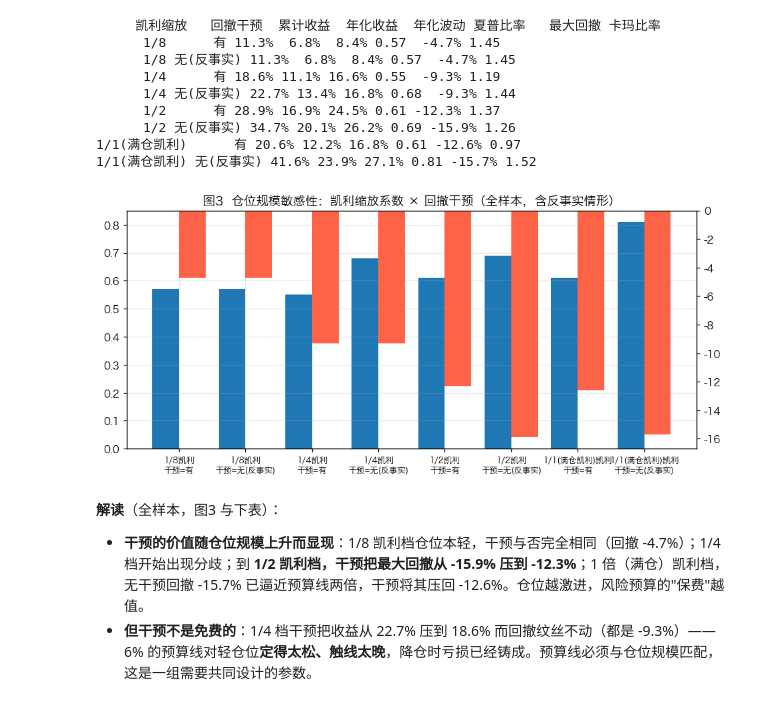
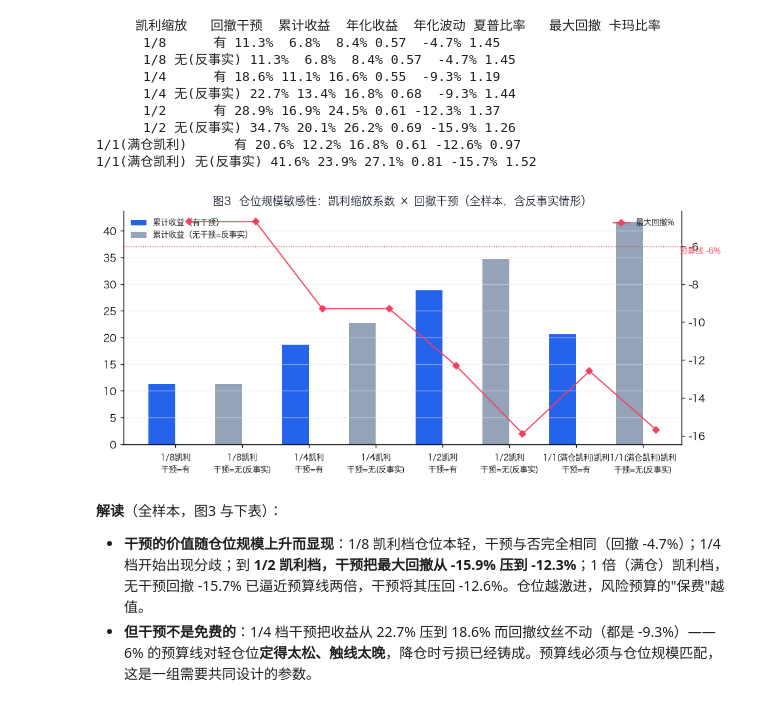
Before and after one commit to Fudan2026/vsim-sandbox-assets, a Jupyter notebook: main.ipynb, the cells around one changed output. Cells and saved outputs as stored; diff of their text form; code cells hidden in the pictures.

Commit message:
V6: lecture-palette figures (fig1-5) incl cost-scan inversion & calibration curve; 4.8 signal-decay analysis (53.95%->49.8%); report synced

```diff
--- a/main.ipynb
+++ b/main.ipynb
@@ -334,9 +342,12 @@ plt.show()
 fig, ax = plt.subplots(figsize=(10, 3.8))
 for name, s in navs.items():
     dd = s / s.cummax() - 1
-    ax.plot(dd.index, dd.values * 100, label=name, lw=1.2)
-ax.axhline(-MAX_DD * 100, color="red", ls=":", lw=0.9, label="回撤预算线 -6%")
-ax.set_title("图2  组合回撤（%）与风险预算干预线")
-ax.legend(fontsize=9, ncol=4); ax.grid(alpha=0.3)
+    ax.plot(dd.index, dd.values * 100, label=name, lw=1.4, color=_c(name))
+ax.axhline(-MAX_DD * 100, color="#F43F5E", ls=":", lw=1.1, label="回撤预算线 -6%")
+ax.set_title("图2  组合回撤（%）与风险预算干预线", fontsize=11, color="#0F172A")
+ax.legend(fontsize=9, ncol=4, frameon=False, loc="lower left")
+ax.grid(alpha=0.6, color="#E2E8F0")
+for sp in ["top", "right"]:
+    ax.spines[sp].set_visible(False)
 plt.show()
 # %% [output]
@@ -396,19 +407,28 @@ print(sens_table.to_string(index=False))
 # %%
 s = sens_table.copy()
 fig, ax = plt.subplots(figsize=(10, 4.2))
 x = np.arange(len(s))
-sharpe = s["夏普比率"].astype(float)
+cum = s["累计收益"].str.rstrip("%").astype(float)
 mdd = s["最大回撤"].str.rstrip("%").astype(float)
-ax.bar(x - 0.2, sharpe, width=0.4, label="夏普比率")
+has = [i for i, r in enumerate(s.itertuples()) if str(r.回撤干预) == "有"]
+nof = [i for i, r in enumerate(s.itertuples()) if str(r.回撤干预) != "有"]
+ax.bar([i - 0.2 for i in has], [cum[i] for i in has], width=0.4, color="#2563EB", label="累计收益（有干预）")
+ax.bar([i - 0.2 for i in nof], [cum[i] for i in nof], width=0.4, color="#94A3B8", label="累计收益（无干预=反事实）")
 ax2 = ax.twinx()
-ax2.bar(x + 0.2, mdd, width=0.4, color="tomato", label="最大回撤%")
+ax2.plot(x + 0.2, mdd, color="#F43F5E", marker="D", ms=5, lw=1.2, label="最大回撤%")
+ax2.axhline(-6, color="#F43F5E", ls=":", lw=0.9)
+ax2.text(len(s) - 0.45, -6.4, "预算线 -6%", fontsize=8, color="#F43F5E")
 ax.set_xticks(x)
 ax.set_xticklabels([f"{r.凯利缩放}凯利\n干预={r.回撤干预}" for r in s.itertuples()], fontsize=8)
-ax.set_title("图3  仓位规模敏感性：凯利缩放系数 × 回撤干预（全样本，含反事实情形）")
-ax.grid(alpha=0.3)
+ax.set_title("图3  仓位规模敏感性：凯利缩放系数 × 回撤干预（全样本，含反事实情形）",
+             fontsize=11, color="#0F172A")
+ax.legend(fontsize=8, frameon=False, loc="upper left")
+ax2.legend(fontsize=8, frameon=False, loc="upper right")
+ax.grid(alpha=0.6, color="#E2E8F0", axis="y")
+ax.spines["top"].set_visible(False); ax2.spines["top"].set_visible(False)
 plt.show()
 # %% [output]
-[figure, old version]
+[figure, new version]
 # %% [markdown]
 **解读**（全样本，图3 与下表）：
 
```
Also changed, not shown: parts of 12 cells of this notebook, 7 other files.
